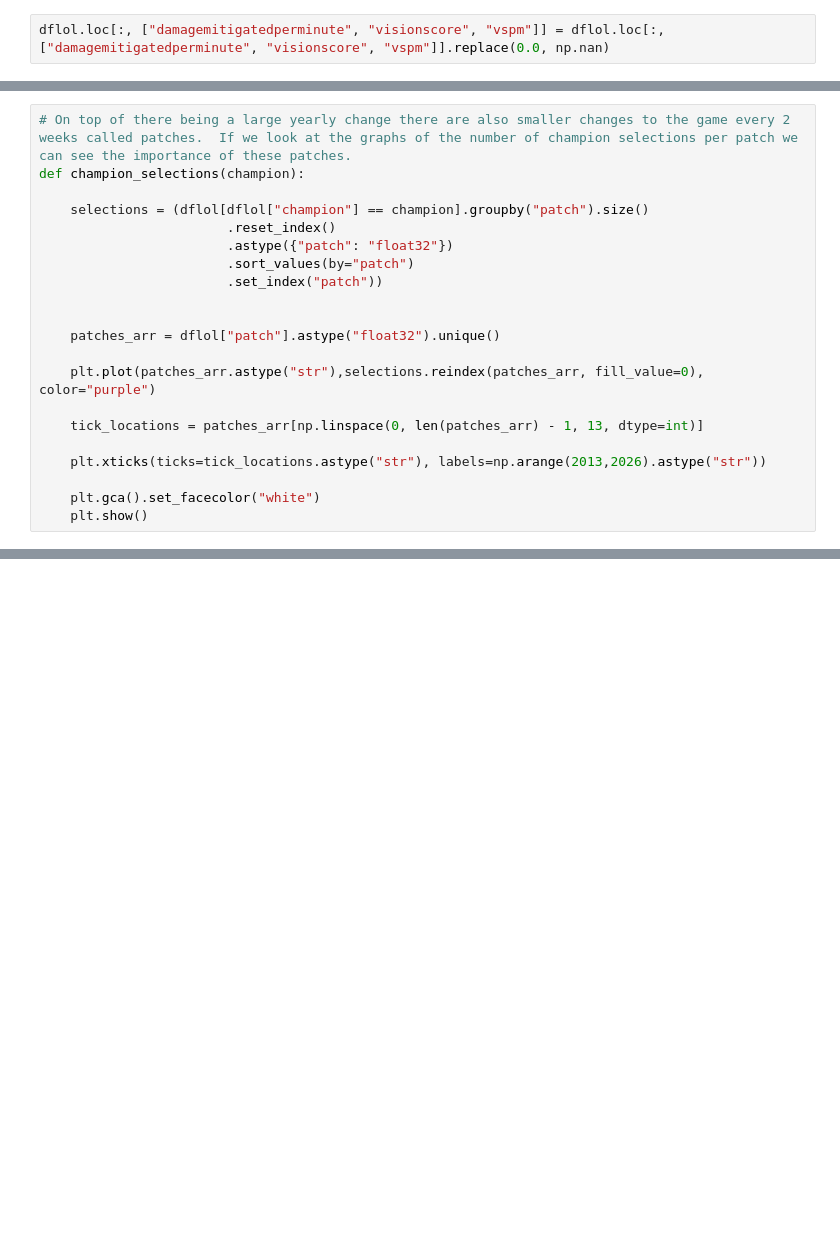
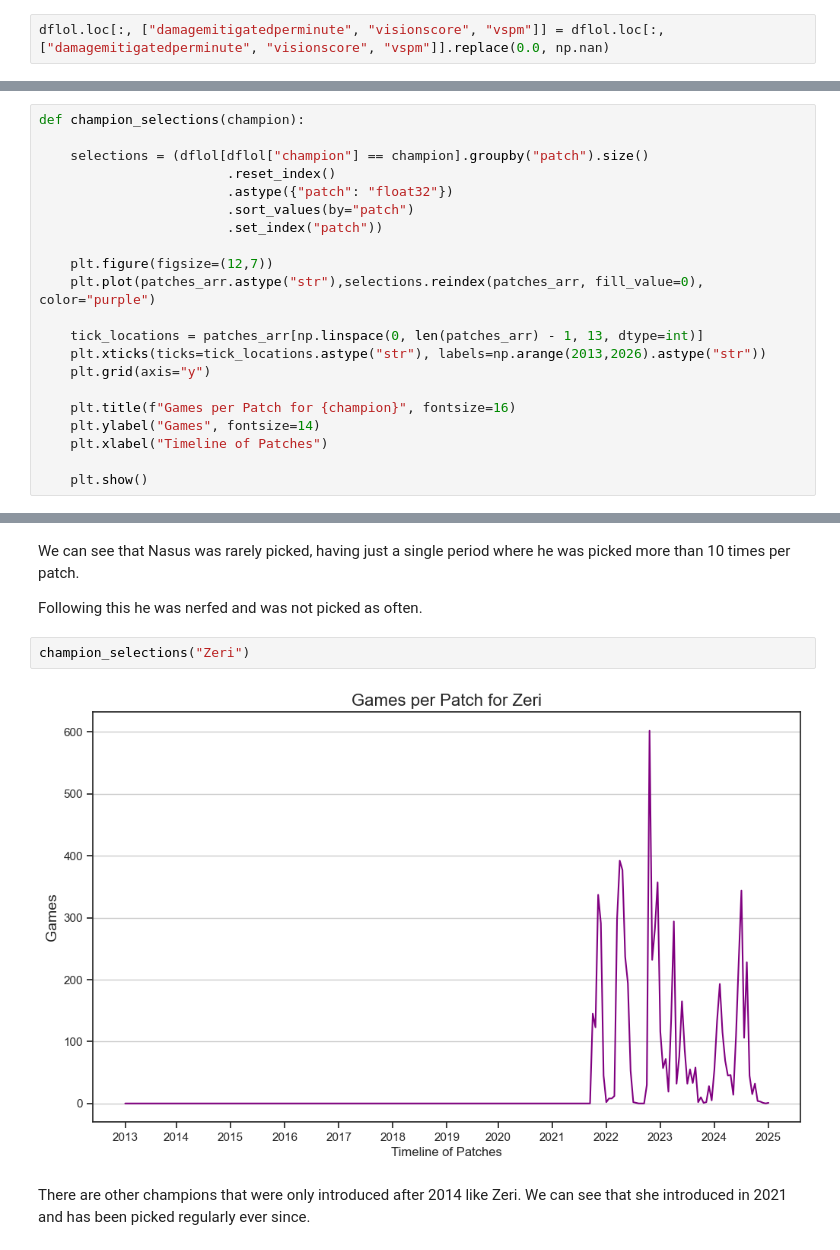
Before and after one commit to Samuel-Kelly-hub/Esports-Results-Project, a Jupyter notebook: LoL_Data_Exploration.ipynb, the cells around one changed output, grey strips where cells are left out. Saved outputs shown, nothing was run; the diff lists cells and outputs as text; blank space fills up the shorter version.

```diff
--- a/LoL_Data_Exploration.ipynb
+++ b/LoL_Data_Exploration.ipynb
@@ -452,21 +131,0 @@ plt.show()
-# %%
-# On top of there being a large yearly change there are also smaller changes to the game every 2 weeks called patches.  If we look at the graphs of the number of champion selections per patch we can see the importance of these patches.
-def champion_selections(champion):
-
-    selections = (dflol[dflol["champion"] == champion].groupby("patch").size()
-                        .reset_index()
-                        .astype({"patch": "float32"})
-                        .sort_values(by="patch")
-                        .set_index("patch"))
-
-
-    patches_arr = dflol["patch"].astype("float32").unique()
-
-    plt.plot(patches_arr.astype("str"),selections.reindex(patches_arr, fill_value=0), color="purple")
-
-    tick_locations = patches_arr[np.linspace(0, len(patches_arr) - 1, 13, dtype=int)]
-
-    plt.xticks(ticks=tick_locations.astype("str"), labels=np.arange(2013,2026).astype("str"))
-
-    plt.gca().set_facecolor("white")
-    plt.show()
@@ -665,0 +408,21 @@ plt.show()
+# %%
+def champion_selections(champion):
+
+    selections = (dflol[dflol["champion"] == champion].groupby("patch").size()
+                        .reset_index()
+                        .astype({"patch": "float32"})
+                        .sort_values(by="patch")
+                        .set_index("patch"))
+
+    plt.figure(figsize=(12,7))
+    plt.plot(patches_arr.astype("str"),selections.reindex(patches_arr, fill_value=0), color="purple")
+
+    tick_locations = patches_arr[np.linspace(0, len(patches_arr) - 1, 13, dtype=int)]
+    plt.xticks(ticks=tick_locations.astype("str"), labels=np.arange(2013,2026).astype("str"))
+    plt.grid(axis="y")
+
+    plt.title(f"Games per Patch for {champion}", fontsize=16)
+    plt.ylabel("Games", fontsize=14)
+    plt.xlabel("Timeline of Patches")
+
+    plt.show()
@@ -665,0 +441,10 @@ plt.show()
+# %% [markdown]
+We can see that Nasus was rarely picked, having just a single period where he was picked more than 10 times per patch.
+
+Following this he was nerfed and was not picked as often.
+# %%
+champion_selections("Zeri")
+# %% [output]
+[figure, added]
+# %% [markdown]
+There are other champions that were only introduced after 2014 like Zeri.  We can see that she introduced in 2021 and has been picked regularly ever since.
```
Also changed, not shown: parts of 210 cells of this notebook.
